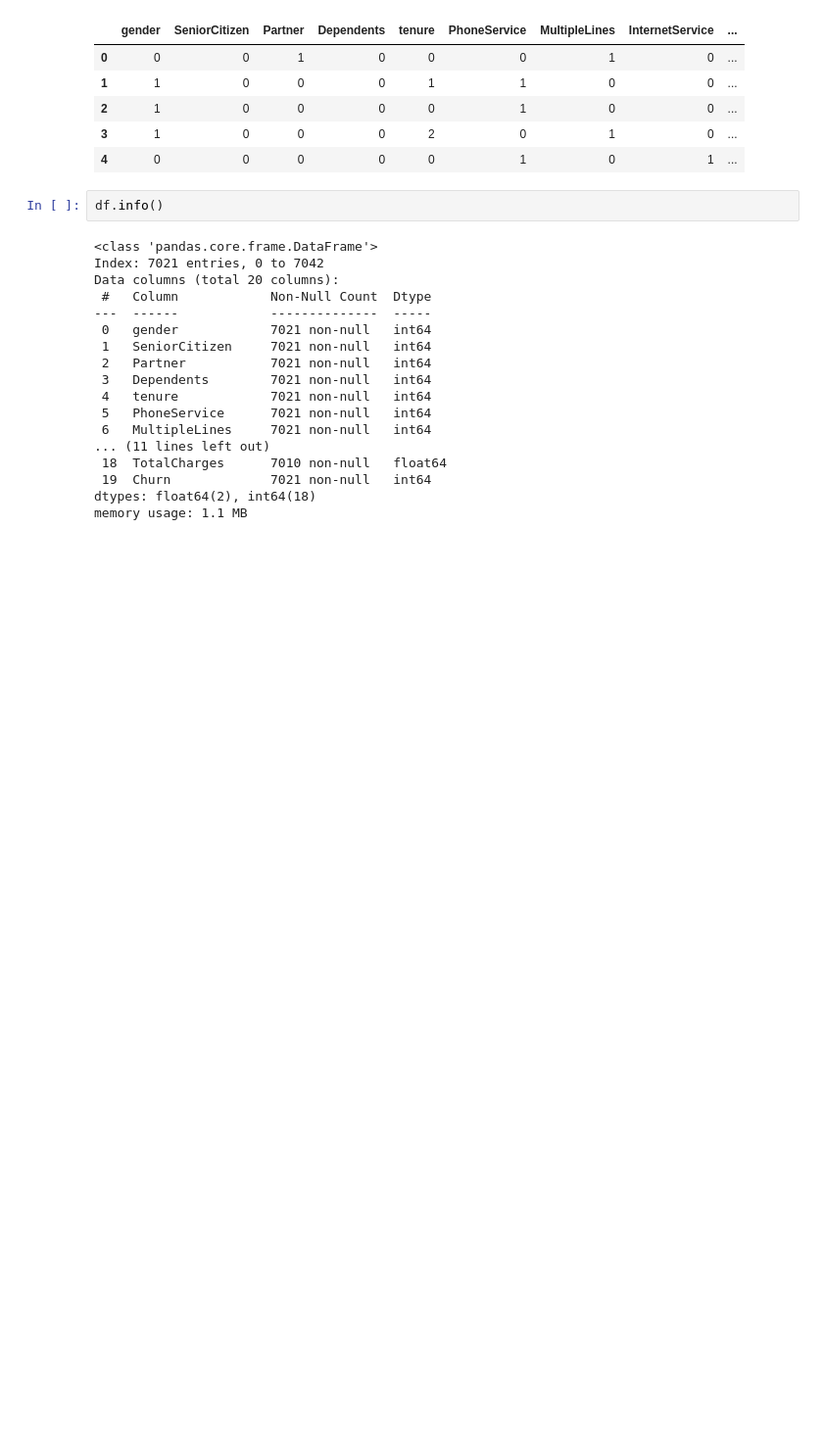
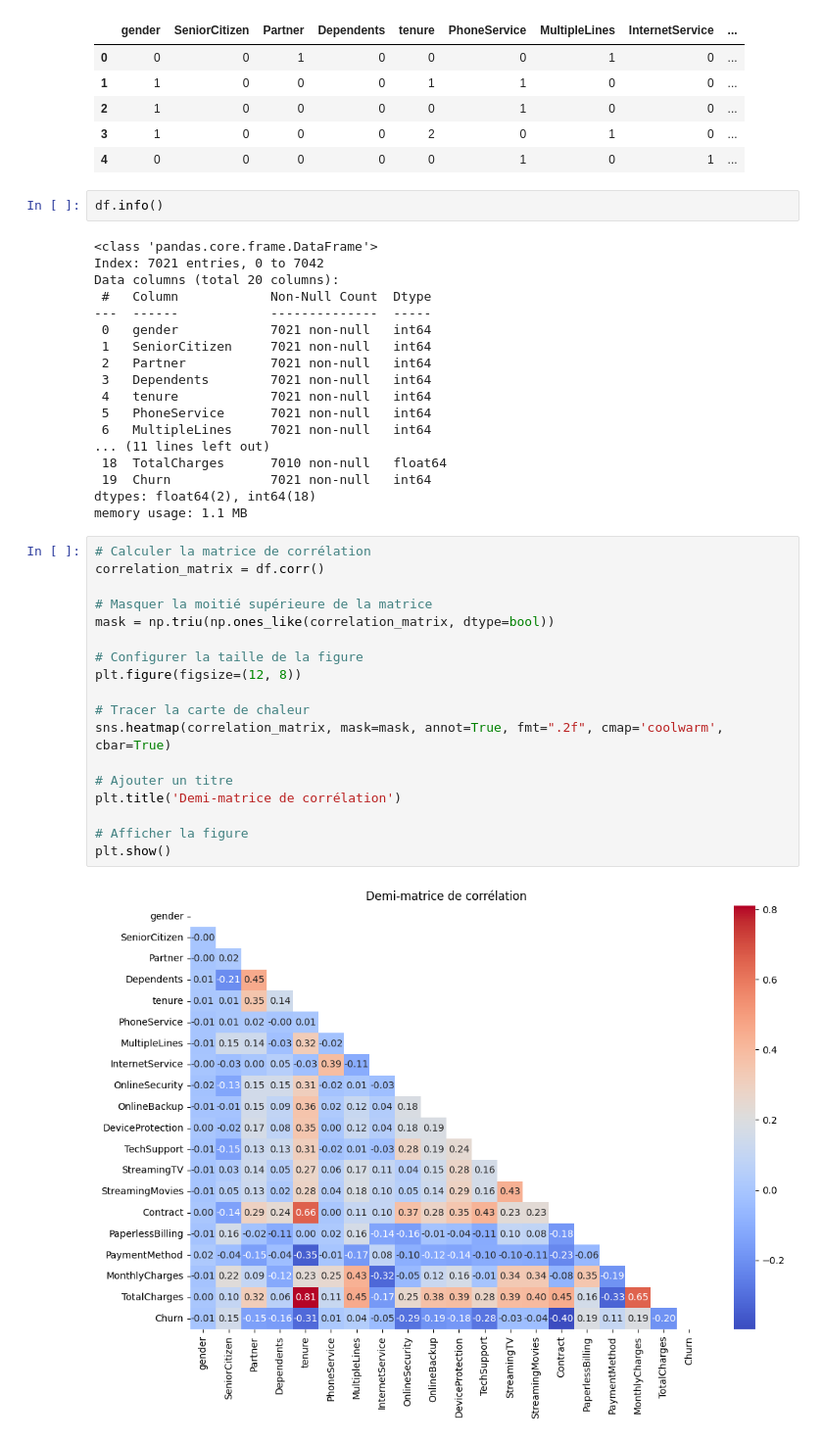
Before and after one commit to Pi-poel1/Machine-Learning-Project, a Jupyter notebook: churn_predection.ipynb, the cells around one changed output. Shown at 98% size. Saved outputs shown, nothing was run; the diff lists cells and outputs as text; blank space fills up the shorter version.

```diff
--- a/churn_predection.ipynb
+++ b/churn_predection.ipynb
@@ -316,3 +320,23 @@ Data columns (total 20 columns):
  19  Churn             7021 non-null   int64
 dtypes: float64(2), int64(18)
 memory usage: 1.1 MB
+# %%
+# Calculer la matrice de corrélation
+correlation_matrix = df.corr()
+
+# Masquer la moitié supérieure de la matrice
+mask = np.triu(np.ones_like(correlation_matrix, dtype=bool))
+
+# Configurer la taille de la figure
+plt.figure(figsize=(12, 8))
+
+# Tracer la carte de chaleur
+sns.heatmap(correlation_matrix, mask=mask, annot=True, fmt=".2f", cmap='coolwarm', cbar=True)
+
+# Ajouter un titre
+plt.title('Demi-matrice de corrélation')
+
+# Afficher la figure
+plt.show()
+# %% [output]
+[figure, added]
```
Also changed, not shown: parts of 18 cells of this notebook, 1 other file.
